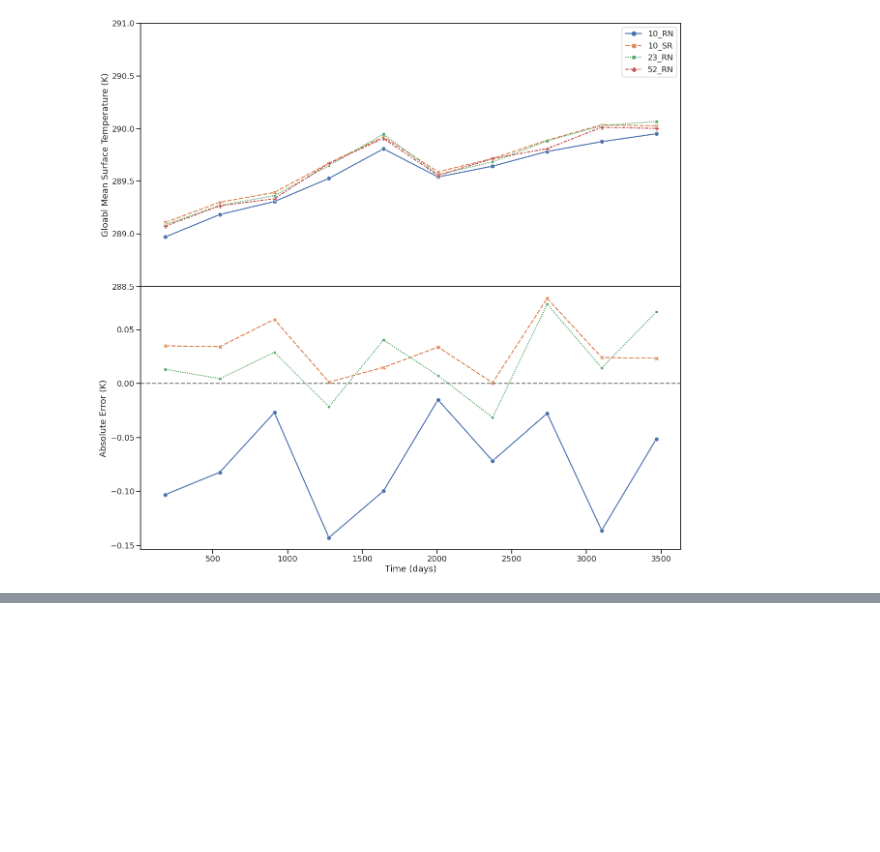
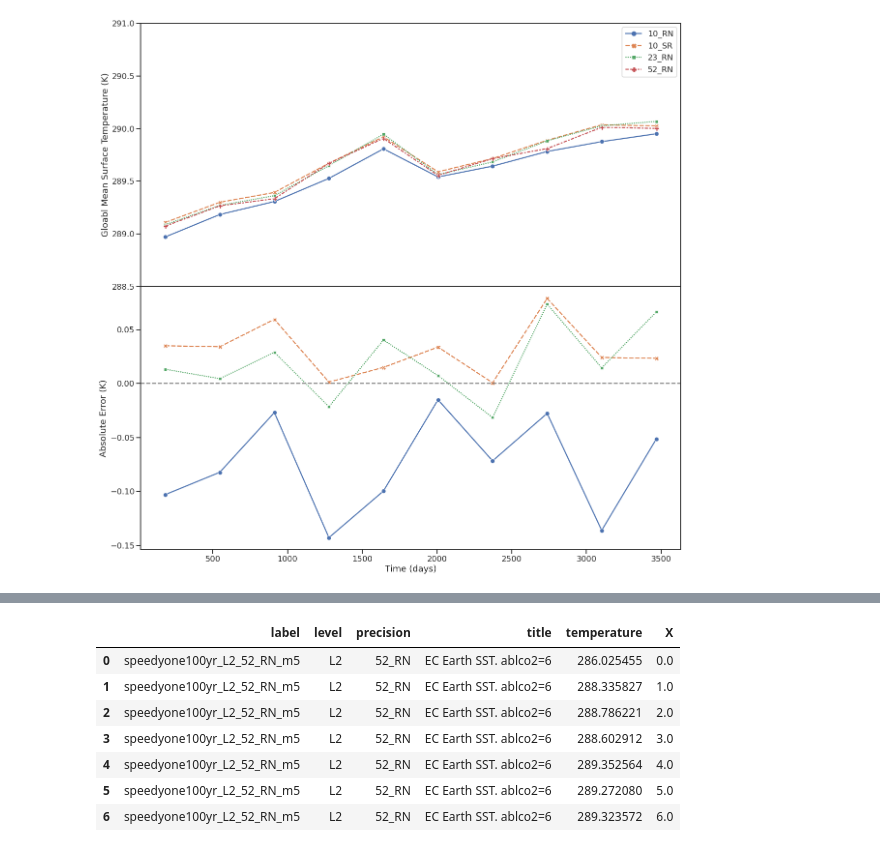
Before and after one commit to eapax/speedy, a Jupyter notebook: jupyter_notebooks/Fig1_temperature_timeseries.ipynb, the cells around one changed output, grey strips where cells are left out. Cells and saved outputs as stored; diff of their text form; code cells hidden in the pictures; blank space fills up the shorter version.

```diff
--- a/jupyter_notebooks/Fig1_temperature_timeseries.ipynb
+++ b/jupyter_notebooks/Fig1_temperature_timeseries.ipynb
@@ -100,0 +329,11 @@ plot_error_timeseries(df_mean,save_it)
+# %%
+df_mean_yearly
+# %% [output]
+|  | label | level | precision | title | temperature | X |
+| 0 | speedyone100yr_L2_52_RN_m5 | L2 | 52_RN | EC Earth SST. ablco2=6 | 286.025455 | 0.0 |
+| 1 | speedyone100yr_L2_52_RN_m5 | L2 | 52_RN | EC Earth SST. ablco2=6 | 288.335827 | 1.0 |
+| 2 | speedyone100yr_L2_52_RN_m5 | L2 | 52_RN | EC Earth SST. ablco2=6 | 288.786221 | 2.0 |
+| 3 | speedyone100yr_L2_52_RN_m5 | L2 | 52_RN | EC Earth SST. ablco2=6 | 288.602912 | 3.0 |
+| 4 | speedyone100yr_L2_52_RN_m5 | L2 | 52_RN | EC Earth SST. ablco2=6 | 289.352564 | 4.0 |
+| 5 | speedyone100yr_L2_52_RN_m5 | L2 | 52_RN | EC Earth SST. ablco2=6 | 289.272080 | 5.0 |
+| 6 | speedyone100yr_L2_52_RN_m5 | L2 | 52_RN | EC Earth SST. ablco2=6 | 289.323572 | 6.0 |
```
Also changed, not shown: parts of 10 cells of this notebook, 5 other files.
